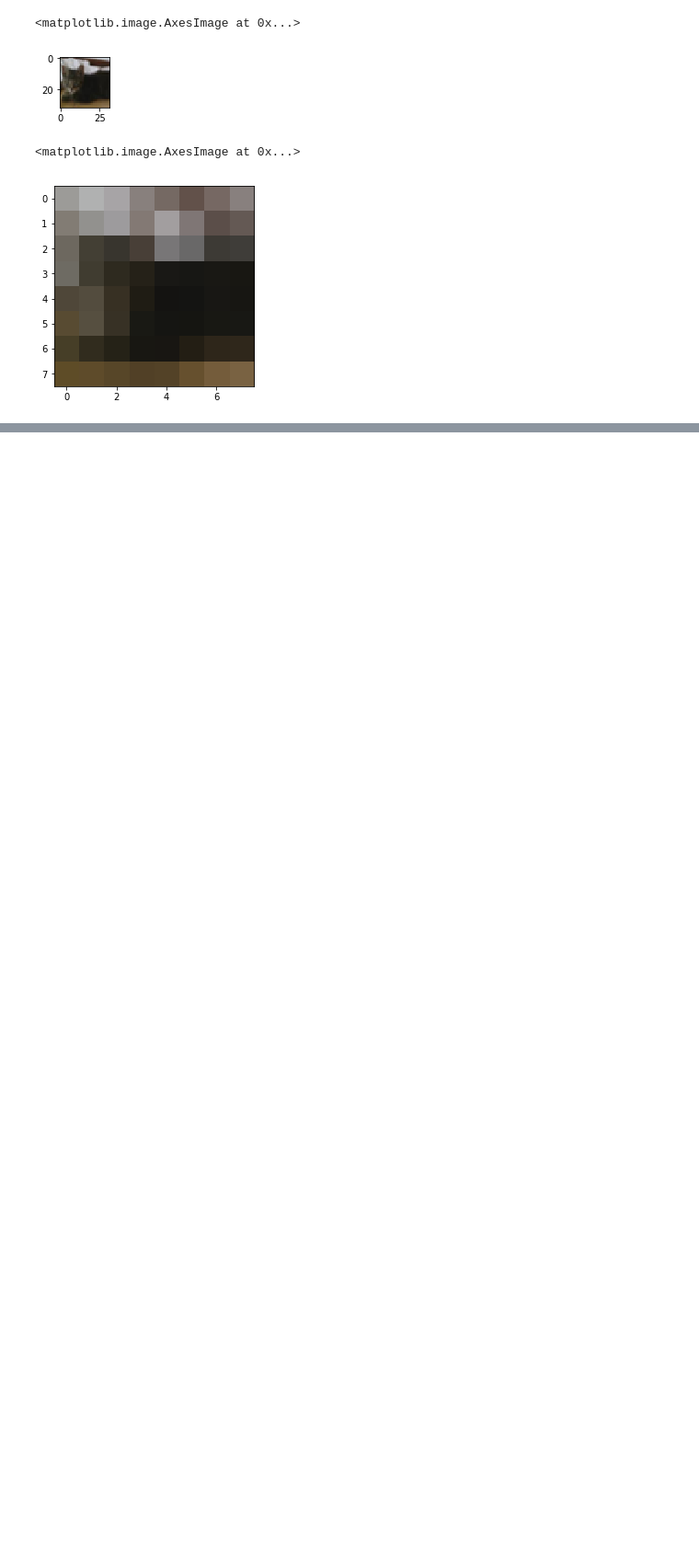
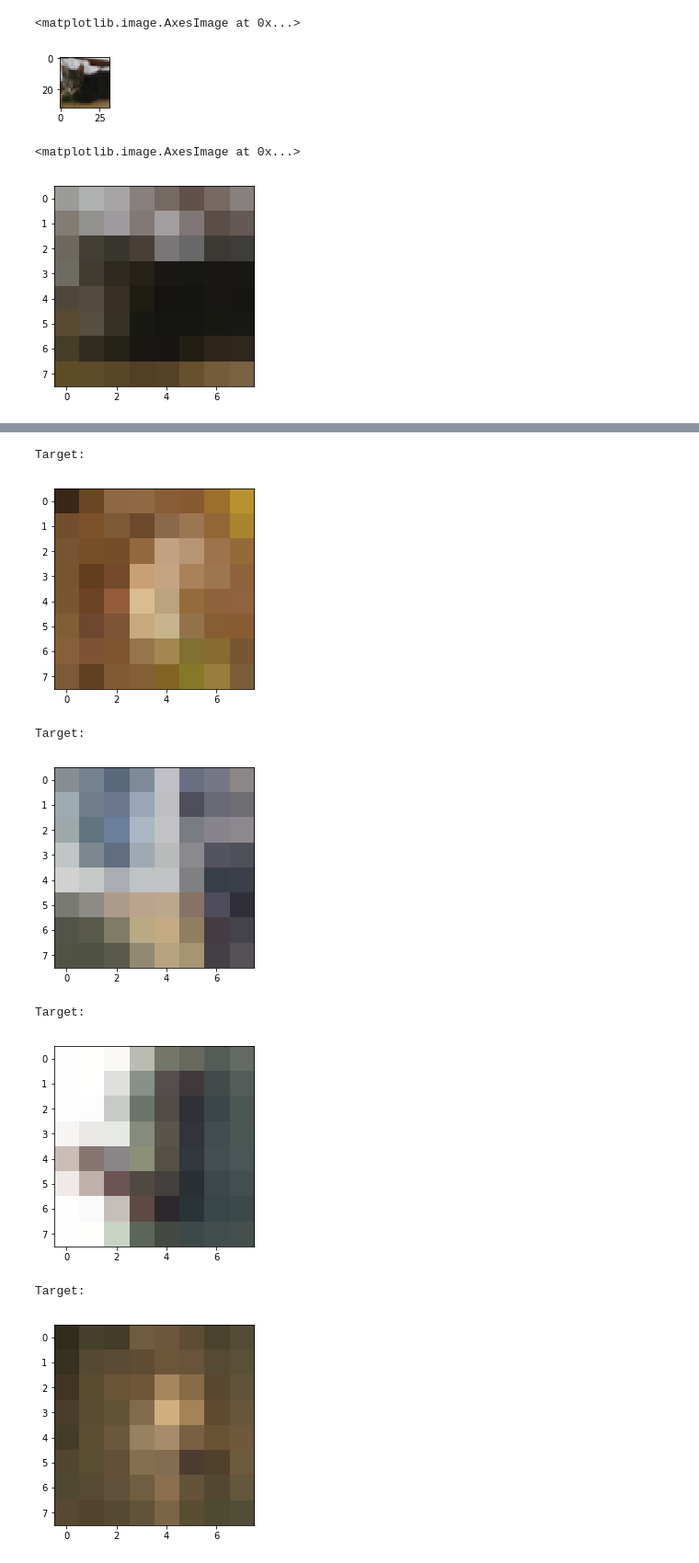
Before and after one commit to ofhippo/dangan, a Jupyter notebook: progressively_growing_gan_cifar.ipynb, the cells around one changed output, grey strips where cells are left out. Shown: that part at 92% size. Saved outputs shown, nothing was run; the diff lists cells and outputs as text; code cells hidden in the pictures; blank space fills up the shorter version.

```diff
--- a/progressively_growing_gan_cifar.ipynb
+++ b/progressively_growing_gan_cifar.ipynb
@@ -92,0 +71,9 @@ def discriminator(X, epoch, reuse=False):
+# %%
+num_images_before_adding_block = 100
+def calculate_num_blocks_to_add_and_smoothing_coefficient(num_images_seen):
+    i = num_images_seen
+    n = num_images_before_adding_block
+    num_blocks_to_add = (int)(i / n)
+    r = i - num_blocks_to_add * num_images_before_adding_block
+    smoothing_coefficient = np.min([1, r / (n / 2.0)])
+    return [num_blocks_to_add, smoothing_coefficient]
@@ -129,5 +149,32 @@ def generator(z, zdim, batch_size, reuse=False):
+# %%
+def generator(z, num_images_seen, batch_size, reuse=False):
+    with tf.variable_scope("G"):
+        if (reuse):
+            tf.get_variable_scope().reuse_variables()
+
+        num_blocks_to_add, smoothing_coefficient = calculate_num_blocks_to_add_and_smoothing_coefficient(num_images_seen)
+        zdim = 2 ** (5 + num_blocks_to_add)
+        z_rehaped = tf.reshape(z, [batch_size, 1, 1, zdim], name='z_reshape')
+        w_1 = tf.get_variable('initial_w1', [4, 4, zdim, zdim], initializer=tf.truncated_normal_initializer(stddev=np.sqrt(2.0 / zdim)))
+        b_1 = tf.get_variable('initial_b1', [zdim], initializer = tf.truncated_normal_initializer(stddev=0.02))
+        initial_1a = tf.nn.conv2d_transpose(z_rehaped, w_1, [batch_size, 4, 4, zdim], [1, 1, 1, 1], padding='VALID', name='initial_l1') + b_1
+        initial_1b = leaky_relu_and_bn(initial_1a)
+
+        w_2 = tf.get_variable('initial_w2', [3, 3, zdim, zdim], initializer=tf.truncated_normal_initializer(stddev=np.sqrt(2.0 / zdim)))
+        b_2 = tf.get_variable('initial_b2', [zdim], initializer = tf.truncated_normal_initializer(stddev=0.02))
+        initial_2a = tf.nn.conv2d_transpose(initial_1b, w_2, [batch_size, 4, 4, zdim], [1, 1, 1, 1], padding='SAME', name='initial_l2') + b_2
+        block = leaky_relu_and_bn(initial_2a)
+
+        resolution = 4
+        num_channels = zdim
+        for i in range(num_blocks_to_add):
+            block = new_g_block(block, resolution, num_channels)
+            resolution = resolution * 2
+            num_channels = num_channels / 2
+
+        return to_rgb(block, resolution, batch_size)
 # %%
-X = tf.placeholder(tf.float32, [None, 8, 8, 3], name="X")
+X = tf.placeholder(tf.float32, [None, None, None, 3], name="X")
 z = tf.placeholder(tf.float32, [None, None], name="z")
 # %%
 batch_size = 32
@@ -179,31 +233,42 @@ with tf.Session() as session:
     for im in X_train[0:batch_size]:
         print("Target:")
         plt.imshow(scipy.misc.imresize(im.reshape([32, 32, 3], order='F'), (8, 8,3)))
         plt.show()
 
     print("Generated:")
 
     for epoch in range(num_epochs):
         for i in range(0, X_train.shape[0], batch_size):
             num_images_seen = i * batch_size + num_training_images * epoch
-            original_real_batch = X_train[0:batch_size] # TODO: X_train[i:i + batch_size]
+            num_blocks_to_add, _ = calculate_num_blocks_to_add_and_smoothing_coefficient(num_images_seen)
+            image_size = 2 ** (3 + num_blocks_to_add)
+            original_real_batch = X_train[i:i + batch_size]
             real_batch = map(lambda(im): scipy.misc.imresize(im.reshape(32, 32, 3, order='F'), (8, 8,3)), original_real_batch)
             z_batch = np.random.normal(0, 1, size=[batch_size, zdim])
             _, __, cost_real, cost_fake = session.run([optimizer_d_real, optimizer_d_fake, d_cost_real, d_cost_fake], feed_dict={X: real_batch, z: z_batch })
 
             if num_images_seen >= d_warm_up:
                 _, gen_cost = session.run([optimizer_g, g_cost], feed_dict={z: z_batch})
                 if verbose and i % (100000 * batch_size) == 0:
                     print "# images seen: " + str(num_images_seen)
                     print "Cost Real: " + str(cost_real)
                     print "Cost Fake: " + str(cost_fake)
                     print "g_cost:" + str(gen_cost)
                     demo_batch_size = 5
                     z_batch = np.random.normal(0, 1, size=[demo_batch_size, zdim])
                     generated_images = generator(z, zdim, demo_batch_size, True)
                     images = session.run(generated_images, {z: z_batch})
                     sample = images[0]
                     for i, im in enumerate(images[0:demo_batch_size]):
                         print("Generated:")
                         plt.imshow(scipy.misc.imresize(im, (8, 8,3)))
                         plt.show()
+# %% [output]
+Target:
+[figure, added]
+Target:
+[figure, added]
+Target:
+[figure, added]
+Target:
+[figure, added]
```
Also changed, not shown: parts of 7 cells of this notebook.
